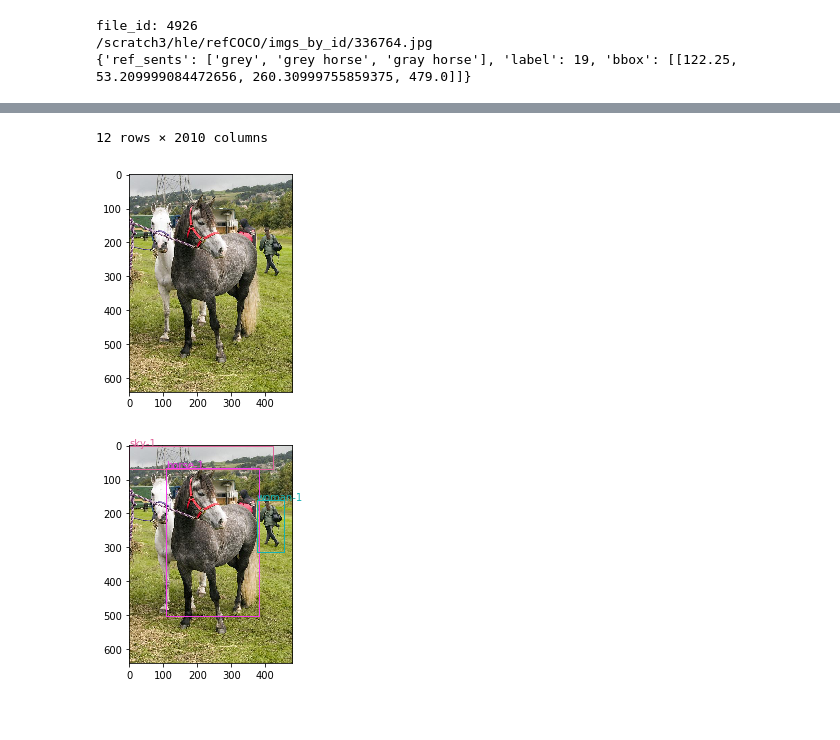
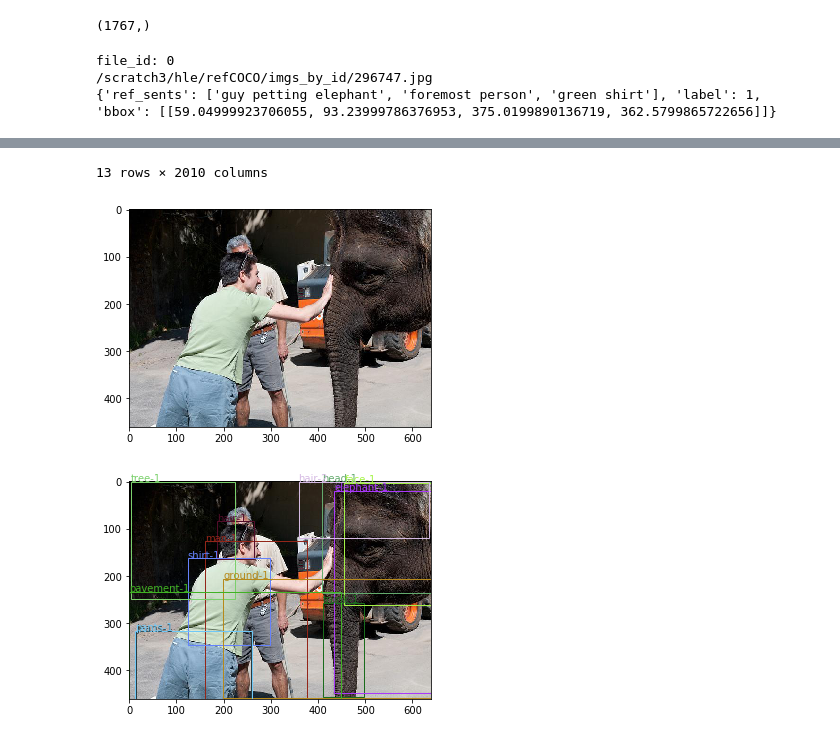
Before and after one commit to taufiqhusada/rsa_referring_expression, a Jupyter notebook: Process_bad_images.ipynb, the cells around one changed output, grey strips where cells are left out. Saved outputs shown, nothing was run; the diff lists cells and outputs as text; code cells hidden in the pictures.

```diff
--- a/Process_bad_images.ipynb
+++ b/Process_bad_images.ipynb
@@ -11,8 +12,12 @@ with open('config.json') as config_file:
 data_path = config['data_path']
 # %%
 bad_img_reference_ids = np.load('bad_bleu_score_reference_indexes.npy', allow_pickle=True)
+# %%
+bad_img_reference_ids.shape
+# %% [output]
+(1767,)
 # %%
-file_id = 4926#np.random.choice(bad_img_reference_ids)
+file_id = 0#np.random.choice(bad_img_reference_ids) #409
 print(f'file_id: {file_id}')
 df = pd.read_csv(os.path.join(data_path,f'refCOCO/attr_tables/attr_{file_id}.tsv'), encoding='utf-8',sep='\t')
 img_id = df['image_id'][0]
@@ -26,7 +31,7 @@ print(label)
 
 df
 # %% [output]
-file_id: 4926
-/scratch3/hle/refCOCO/imgs_by_id/336764.jpg
-{'ref_sents': ['grey', 'grey horse', 'gray horse'], 'label': 19, 'bbox': [[122.25, 53.209999084472656, 260.30999755859375, 479.0]]}
+file_id: 0
+/scratch3/hle/refCOCO/imgs_by_id/296747.jpg
+{'ref_sents': ['guy petting elephant', 'foremost person', 'green shirt'], 'label': 1, 'bbox': [[59.04999923706055, 93.23999786376953, 375.0199890136719, 362.5799865722656]]}
 |  | box_alias | image_id | ann_id | ref_id | salience | x1 | y1 | w | h | TYPE_yolk | ... |
@@ -45,5 +51,5 @@ file_id: 4926
-12 rows × 2010 columns
+13 rows × 2010 columns
-[figure, old version]
+[figure, new version]
 # %%
 box_data = df[['box_alias', 'x1','y1','w','h']]
 fig,ax = plt.subplots(1)
@@ -51,11 +57,11 @@ img = image
 
 ax.imshow(img)
 rng = [i for i in range(len(box_data))]
-for i in rng[:3]:
+for i in rng[:]:
     name, x,y,w,h = list(box_data.iloc[i,:])
     ax = draw_box_obj(name,x,y,w,h,img,ax)
 # %% [output]
-[figure, old version]
+[figure, new version]
 # %%
 print(label['ref_sents'])
 bbox = label['bbox'][0]
```
Also changed, not shown: parts of 13 cells of this notebook, 11 other files.
